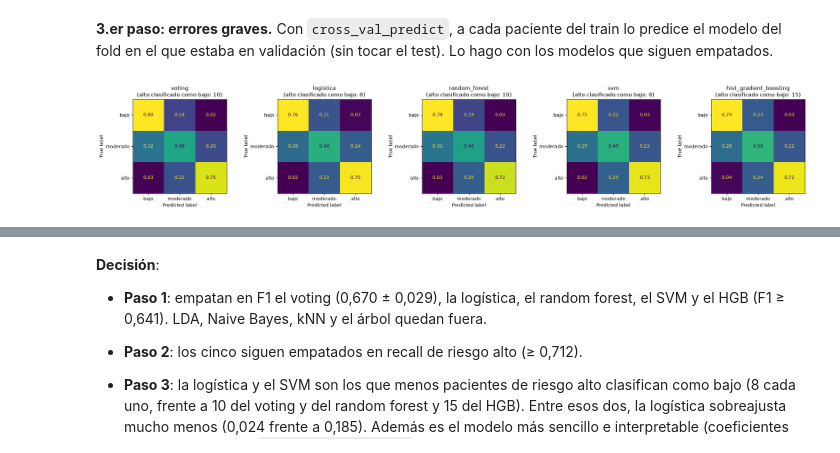
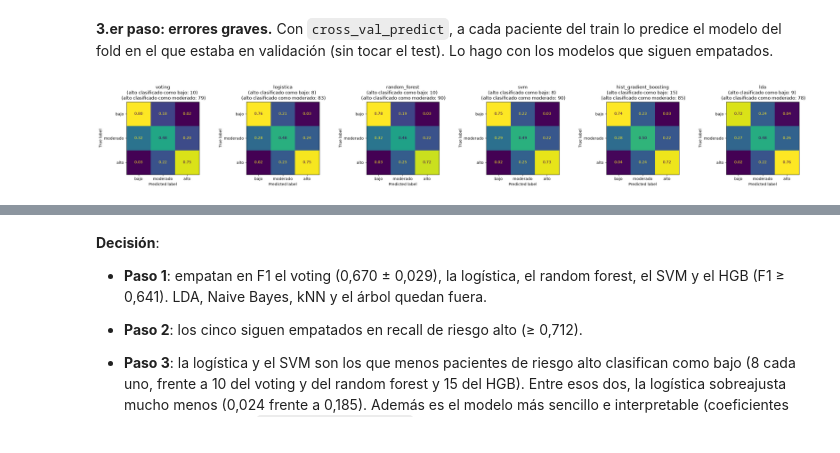
Before and after one commit to enzocastrozn/machine_learning, a Jupyter notebook: src/comparacion_final.ipynb, the cells around one changed output, grey strips where cells are left out. Saved outputs shown, nothing was run; the diff lists cells and outputs as text; code cells hidden in the pictures.

Commit message:
Incorporación comparacion_final.py caso LDA

```diff
--- a/src/comparacion_final.ipynb
+++ b/src/comparacion_final.ipynb
@@ -242,7 +242,7 @@ tabla_preprocesamientos
 # 1.er paso: empatan con el mejor los modelos cuyo F1 queda dentro de su desviación entre folds
 mejor = resultados.iloc[0]
 umbral_f1 = mejor["f1_macro_val"] - mejor["f1_macro_val_std"]
-resultados["empata_en_f1"] = resultados["f1_macro_val"] >= umbral_f1
+resultados["empata_en_f1"] = (resultados["f1_macro_val"] >= umbral_f1) | (resultados.index == "lda") #Se añade LDA para demostrar un caso particular
 
 # 2.º paso: entre los empatados, el recall de riesgo alto (con el mismo criterio de empate)
 empatados = resultados[resultados["empata_en_f1"]]
@@ -274,16 +274,17 @@ Paso 2: empatan en recall de alto los que tienen >= 0.712 (voting: 0.753 ± 0.04
 # %%
 finalistas = list(resultados.index[resultados["empata_en_recall"]])
 fig, axes = plt.subplots(1, len(finalistas), figsize=(4.5 * len(finalistas), 4))
 for ax, nombre in zip(np.atleast_1d(axes), finalistas):
     y_pred = cross_val_predict(pipelines[nombre], X_train, y_train, cv=mod.validador, n_jobs=-1)
     resultados.loc[nombre, "alto_como_bajo"] = ((y_train == 2) & (y_pred == 0)).sum()
+    resultados.loc[nombre, "alto_como_moderado"] = ((y_train == 2) & (y_pred == 1)).sum()
     ConfusionMatrixDisplay.from_predictions(y_train, y_pred, display_labels=["bajo", "moderado", "alto"],
                                             normalize="true", values_format=".2f", ax=ax, colorbar=False)
-    ax.set_title(f"{nombre}\n(alto clasificado como bajo: {resultados.loc[nombre, 'alto_como_bajo']:.0f})")
+    ax.set_title(f"{nombre}\n(alto clasificado como bajo: {resultados.loc[nombre, 'alto_como_bajo']:.0f}) \n (alto clasificado como moderado: {resultados.loc[nombre, 'alto_como_moderado']:.0f})")
 plt.tight_layout()
 plt.show()
 
 resultados.loc[finalistas, ["balanceo", "f1_macro_val", "recall_alto_val", "precision_alto_val",
-                            "alto_como_bajo", "diferencia_train_val"]].sort_values("alto_como_bajo").round(3)
+                            "alto_como_bajo", "alto_como_moderado","diferencia_train_val"]].sort_values("alto_como_bajo").round(3)
 # %% [output]
-[figure, old version]
+[figure, new version]
```
Also changed, not shown: parts of 6 cells of this notebook, 1 other file.
